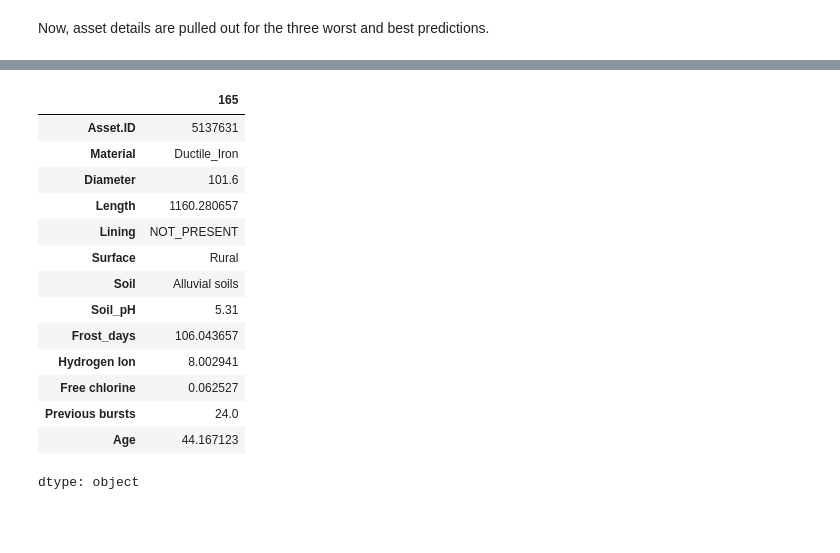
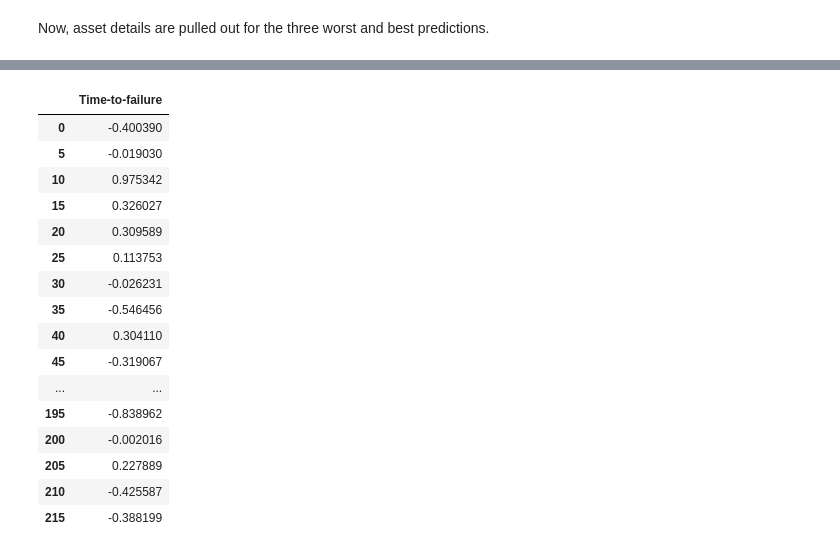
Before and after one commit to UlaStats/MSc-project-pipe-failure-prediction, a Jupyter notebook: Modelling_RNN_and_LSTM.ipynb, the cells around one changed output, grey strips where cells are left out. Saved outputs shown, nothing was run; the diff lists cells and outputs as text; code cells hidden in the pictures; blank space fills up the shorter version.

```diff
--- a/Modelling_RNN_and_LSTM.ipynb
+++ b/Modelling_RNN_and_LSTM.ipynb
@@ -87,9 +93,3 @@ y_test_sequential_tidy = y_test_sequential.loc[index]
-# %%
-# remove asset ID
-
-X_train_sequential_tidy = X_train_sequential_tidy.drop("Asset.ID", axis = 1)
-X_valid_sequential_tidy = X_valid_sequential_tidy.drop("Asset.ID", axis = 1)
-X_test_sequential_tidy = X_test_sequential_tidy.drop("Asset.ID", axis = 1)
 # %%
 # add empty columns for missing categories to the test and valid data (required for model testing and validation)
 
@@ -560,0 +597,32 @@ NameError: name 'plt' is not defined
+# %%
+# model testing
+
+keras.utils.set_random_seed(42)
+
+
+model_LSTM = models.Sequential([
+    layers.LSTM(
+        units=8,
+        input_shape=(5, 28),
+        activation='tanh',
+        return_sequences=False
+    ),
+    layers.Dense(1, activation='relu')
+])
+
+optimiser = keras.optimizers.Adam(learning_rate=0.0003)
+
+model_LSTM.compile(
+    optimizer=optimiser,
+    loss='mse',
+    metrics=['mae', "root_mean_squared_error"]
+)
+
+model_LSTM.summary()
+
+# Train
+history = model_LSTM.fit(
+    X_train_tensor,
+    y_train_sequential_tidy,
+    epochs=50,
+    batch_size=256)
@@ -683,18 +704,20 @@ dtype: object
-# %%
-X_test_sequential.iloc[165,]
-# %% [output]
-|  | 165 |
-| Asset.ID | 5137631 |
-| Material | Ductile_Iron |
-| Diameter | 101.6 |
-| Length | 1160.280657 |
-| Lining | NOT_PRESENT |
-| Surface | Rural |
-| Soil | Alluvial soils |
-| Soil_pH | 5.31 |
-| Frost_days | 106.043657 |
-| Hydrogen Ion | 8.002941 |
-| Free chlorine | 0.062527 |
-| Previous bursts | 24.0 |
-| Age | 44.167123 |
-dtype: object
+# %%
+errors
+# %% [output]
+|  | Time-to-failure |
+| 0 | -0.400390 |
+| 5 | -0.019030 |
+| 10 | 0.975342 |
+| 15 | 0.326027 |
+| 20 | 0.309589 |
+| 25 | 0.113753 |
+| 30 | -0.026231 |
+| 35 | -0.546456 |
+| 40 | 0.304110 |
+| 45 | -0.319067 |
+| ... | ... |
+| 195 | -0.838962 |
+| 200 | -0.002016 |
+| 205 | 0.227889 |
+| 210 | -0.425587 |
+| 215 | -0.388199 |
```
Also changed, not shown: parts of 25 cells of this notebook.
